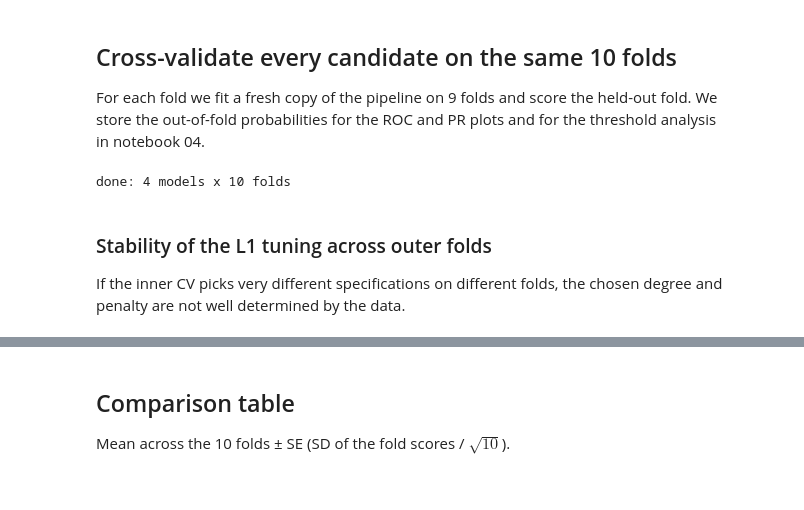
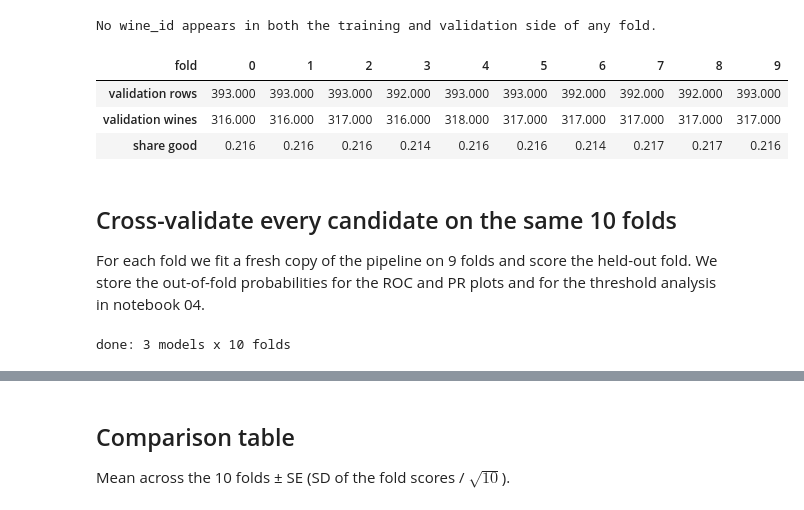
Before and after one commit to ryanc9029/dsa211-wine, a Jupyter notebook: 03_model_comparison.ipynb, the cells around one changed output, grey strips where cells are left out. Cells and saved outputs as stored; diff of their text form; code cells hidden in the pictures.

```diff
--- a/03_model_comparison.ipynb
+++ b/03_model_comparison.ipynb
@@ -116,3 +61,18 @@ dtype: float64
+# %%
+fold_info = []
+for k, (tr, va) in enumerate(splits):
+    assert not set(groups.iloc[tr]) & set(groups.iloc[va]), f'wine_id on both sides of fold {k}'
+    fold_info.append({'fold': k, 'validation rows': len(va),
+                      'validation wines': groups.iloc[va].nunique(),
+                      'share good': y.iloc[va].mean()})
+print('No wine_id appears in both the training and validation side of any fold.')
+pd.DataFrame(fold_info).round(3).set_index('fold').T
+# %% [output]
+No wine_id appears in both the training and validation side of any fold.
+| fold | 0 | 1 | 2 | 3 | 4 | 5 | 6 | 7 | 8 | 9 |
+| validation rows | 393.000 | 393.000 | 393.000 | 392.000 | 393.000 | 393.000 | 392.000 | 392.000 | 392.000 | 393.000 |
+| validation wines | 316.000 | 316.000 | 317.000 | 316.000 | 318.000 | 317.000 | 317.000 | 317.000 | 317.000 | 317.000 |
+| share good | 0.216 | 0.216 | 0.216 | 0.214 | 0.216 | 0.216 | 0.214 | 0.217 | 0.217 | 0.216 |
 # %% [markdown]
 ## Cross-validate every candidate on the same 10 folds
 
@@ -128,30 +88,21 @@ def fold_metrics(y_true, prob):
     out[f'Cost/wine @{T_STAR:g}'] = expected_cost(y_true, prob, T_STAR, C_FN_BASE)
     return out
 
-rows, lasso_folds = [], []
-oof = pd.DataFrame({'y': y.values, 'fold': -1}, index=X.index)
+rows = []
+oof = pd.DataFrame({'y': y.values, 'fold': -1, 'wine_id': groups.values}, index=X.index)
+names = list(candidate_models())
 
 with warnings.catch_warnings():
     warnings.simplefilter('ignore', category=RuntimeWarning)
     for name, model in candidate_models().items():
-        for k, (tr, va) in enumerate(cv.split(X, y)):
+        for k, (tr, va) in enumerate(splits):
             m = clone(model).fit(X.iloc[tr], y.iloc[tr])
             prob = m.predict_proba(X.iloc[va])[:, 1]
             oof.iloc[va, oof.columns.get_loc('fold')] = k
             oof.loc[X.index[va], name] = prob
-            if isinstance(m, OneSELassoLogit):
-                n = int((m.pipeline_.named_steps['model'].coef_ != 0).sum())
-                lasso_folds.append({'fold': k, 'degree': m.degree_, 'C': m.C_,
-                                    'terms': n, 'predictors': len(m.predictors_used_)})
-            else:
-                n = X.shape[1]
-            rows.append({'model': name, 'fold': k, 'terms': n,
-                         **fold_metrics(y.iloc[va].values, prob)})
+            rows.append({'model': name, 'fold': k, **fold_metrics(y.iloc[va].values, prob)})
 
 folds = pd.DataFrame(rows)
 print('done:', folds['model'].nunique(), 'models x', folds['fold'].nunique(), 'folds')
 # %% [output]
-done: 4 models x 10 folds
+done: 3 models x 10 folds
-# %% [markdown]
-### Stability of the L1 tuning across outer folds
-If the inner CV picks very different specifications on different folds, the chosen degree and penalty are not well determined by the data.
```
Also changed, not shown: parts of 17 cells of this notebook, 3 other files.
